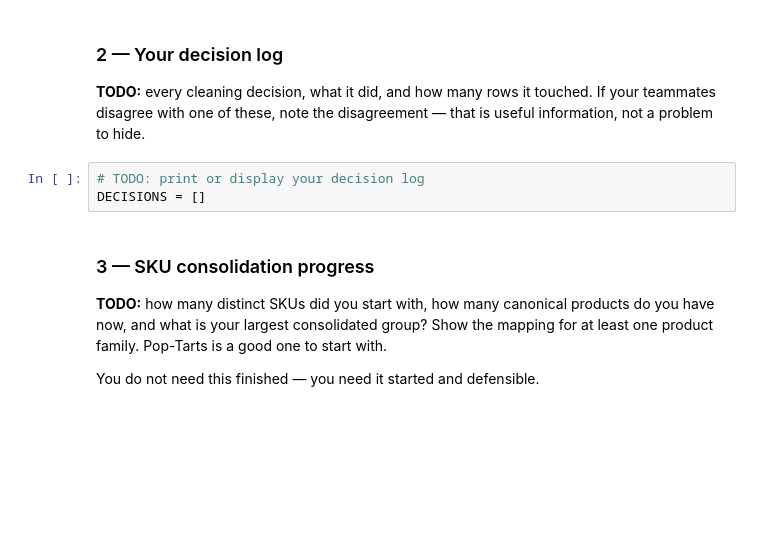
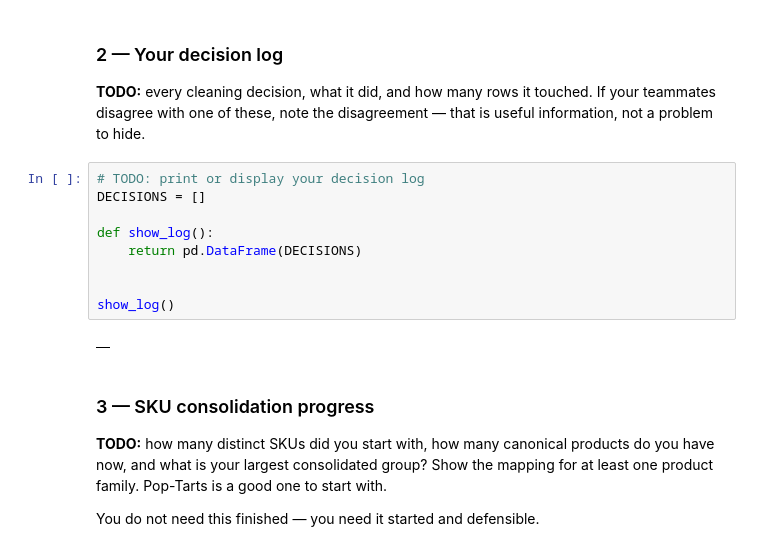
Before and after one commit to Arti-Dev/walmart-hurricane-project, a Jupyter notebook: notebooks/2026-10-23 — Midterm Checkpoint — Lab.ipynb, the cells around one changed output. Cells and saved outputs as stored; diff of their text form; blank space fills up the shorter version.

```diff
--- a/notebooks/2026-10-23 — Midterm Checkpoint — Lab.ipynb
+++ b/notebooks/2026-10-23 — Midterm Checkpoint — Lab.ipynb
@@ -178,6 +178,14 @@ def parse_timestamp(df, column = 'timestamp'):
 # %%
 # TODO: print or display your decision log
 DECISIONS = []
+
+def show_log():
+    return pd.DataFrame(DECISIONS)
+
+
+show_log()
+# %% [output]
+|  |
 # %% [markdown]
 ### 3 — SKU consolidation progress
 
```
Also changed, not shown: parts of 8 cells of this notebook.
